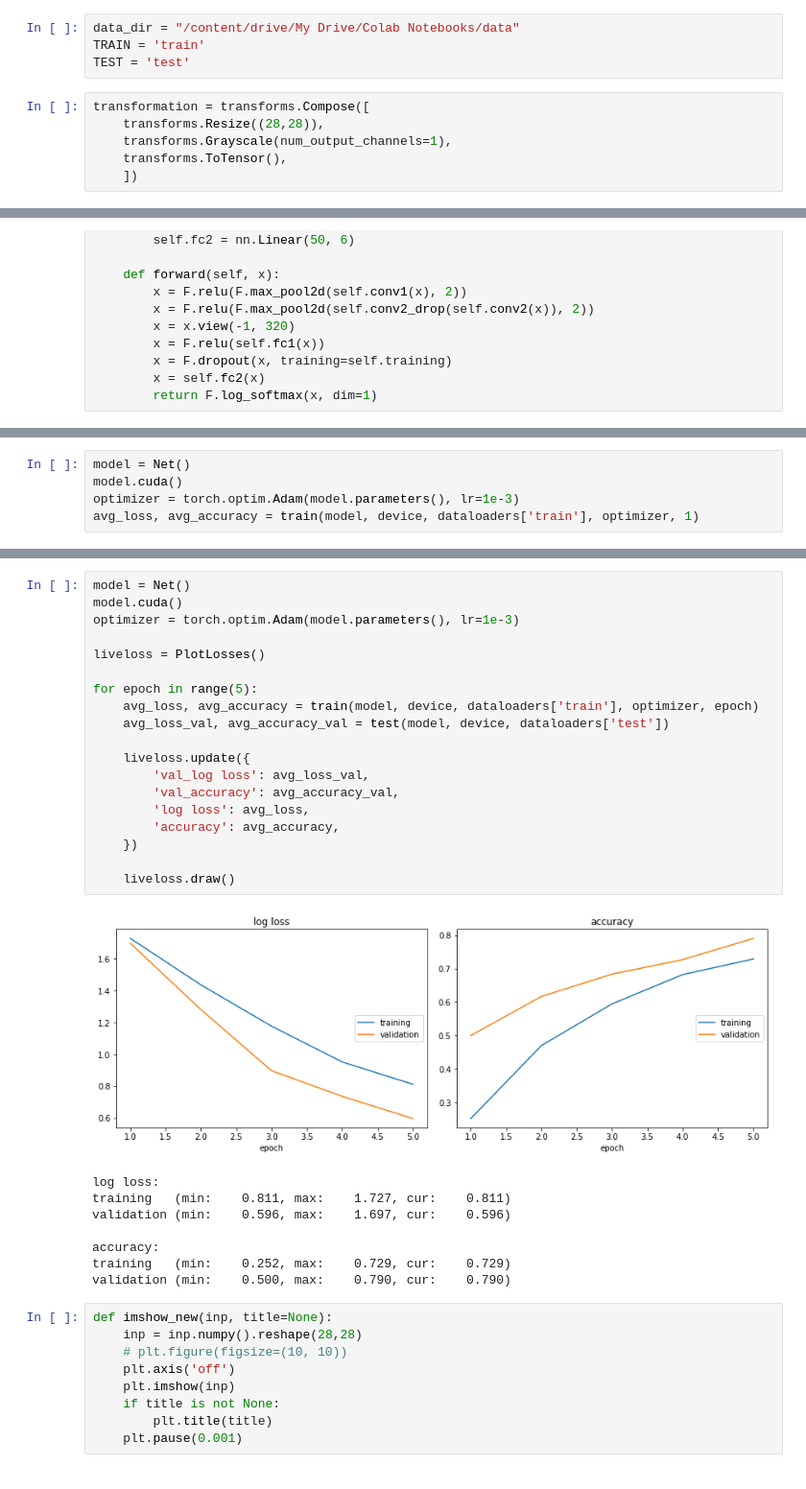
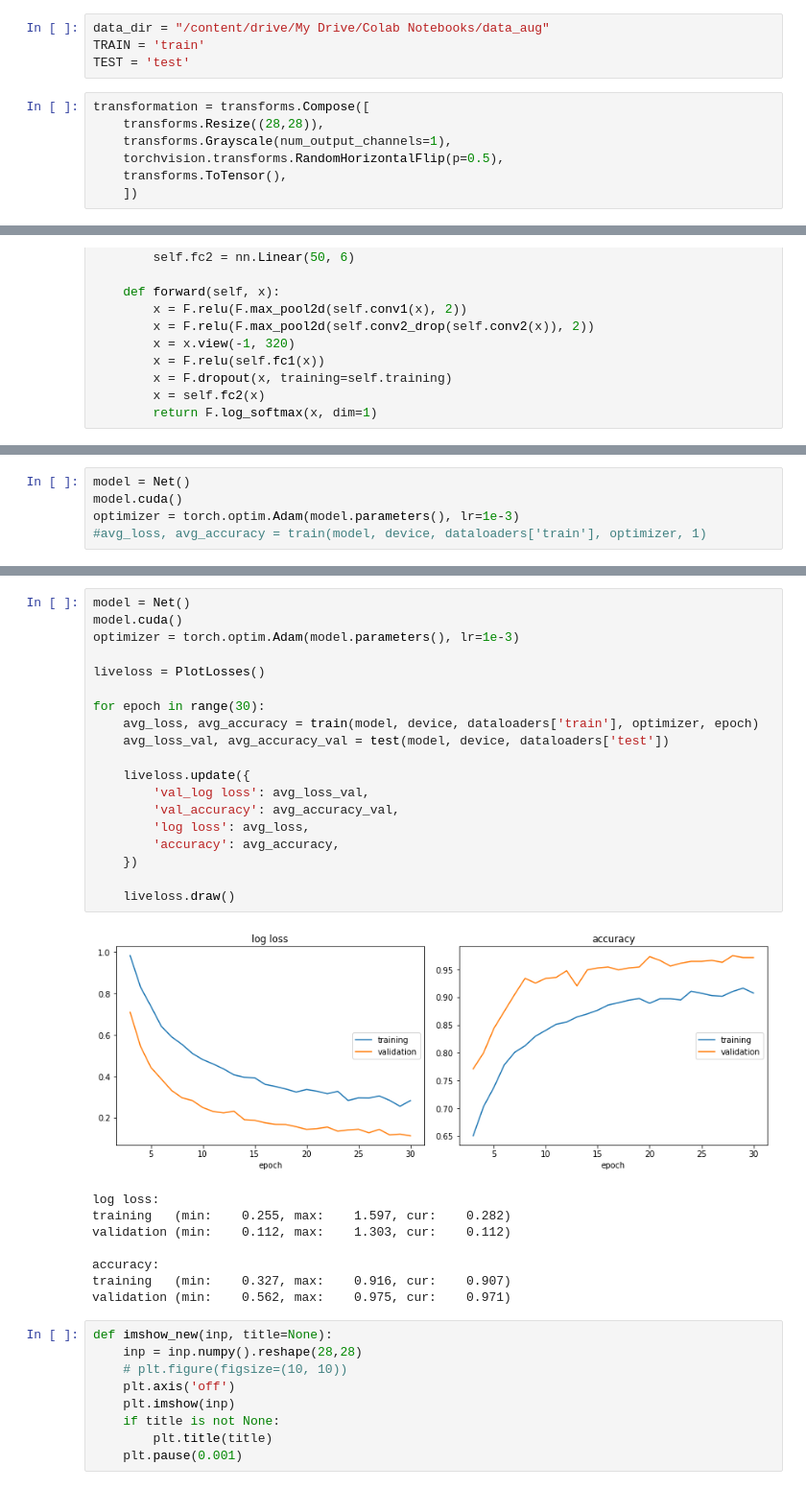
Before and after one commit to werkaaa/Gesture_recognition, a Jupyter notebook: Python_project_simple_model.ipynb, the cells around one changed output, grey strips where cells are left out. Shown at 96% size. Cells and saved outputs as stored; diff of their text form.

Commit message:
notebook with model

```diff
--- a/Python_project_simple_model.ipynb
+++ b/Python_project_simple_model.ipynb
@@ -45,12 +49,13 @@ drive.mount('/content/drive', force_remount=True)
 Mounted at /content/drive
 # %%
-data_dir = "/content/drive/My Drive/Colab Notebooks/data"
+data_dir = "/content/drive/My Drive/Colab Notebooks/data_aug"
 TRAIN = 'train'
 TEST = 'test'
 # %%
 transformation = transforms.Compose([
     transforms.Resize((28,28)),
     transforms.Grayscale(num_output_channels=1),
+    torchvision.transforms.RandomHorizontalFlip(p=0.5),
     transforms.ToTensor(),
     ])
 # %%
@@ -196,7 +201,7 @@ def test(model, device, test_loader):
 model = Net()
 model.cuda()
 optimizer = torch.optim.Adam(model.parameters(), lr=1e-3)
-avg_loss, avg_accuracy = train(model, device, dataloaders['train'], optimizer, 1)
+#avg_loss, avg_accuracy = train(model, device, dataloaders['train'], optimizer, 1)
 # %% [output]
 ok
 ok
@@ -218,31 +223,31 @@ Train Epoch: 1 [2624/2656 (99%)]        Loss: 1.621155
 # %%
 model = Net()
 model.cuda()
 optimizer = torch.optim.Adam(model.parameters(), lr=1e-3)
 
 liveloss = PlotLosses()
 
-for epoch in range(5):
+for epoch in range(30):
     avg_loss, avg_accuracy = train(model, device, dataloaders['train'], optimizer, epoch)
     avg_loss_val, avg_accuracy_val = test(model, device, dataloaders['test'])
 
     liveloss.update({
         'val_log loss': avg_loss_val,
         'val_accuracy': avg_accuracy_val,
         'log loss': avg_loss,
         'accuracy': avg_accuracy,
     })
 
     liveloss.draw()
 # %% [output]
-[figure, old version]
+[figure, new version]
 log loss:
-training   (min:    0.811, max:    1.727, cur:    0.811)
-validation (min:    0.596, max:    1.697, cur:    0.596)
+training   (min:    0.255, max:    1.597, cur:    0.282)
+validation (min:    0.112, max:    1.303, cur:    0.112)
 
 accuracy:
-training   (min:    0.252, max:    0.729, cur:    0.729)
-validation (min:    0.500, max:    0.790, cur:    0.790)
+training   (min:    0.327, max:    0.916, cur:    0.907)
+validation (min:    0.562, max:    0.975, cur:    0.971)
 # %%
 def imshow_new(inp, title=None):
     inp = inp.numpy().reshape(28,28)
```
Also changed, not shown: parts of 9 cells of this notebook.
